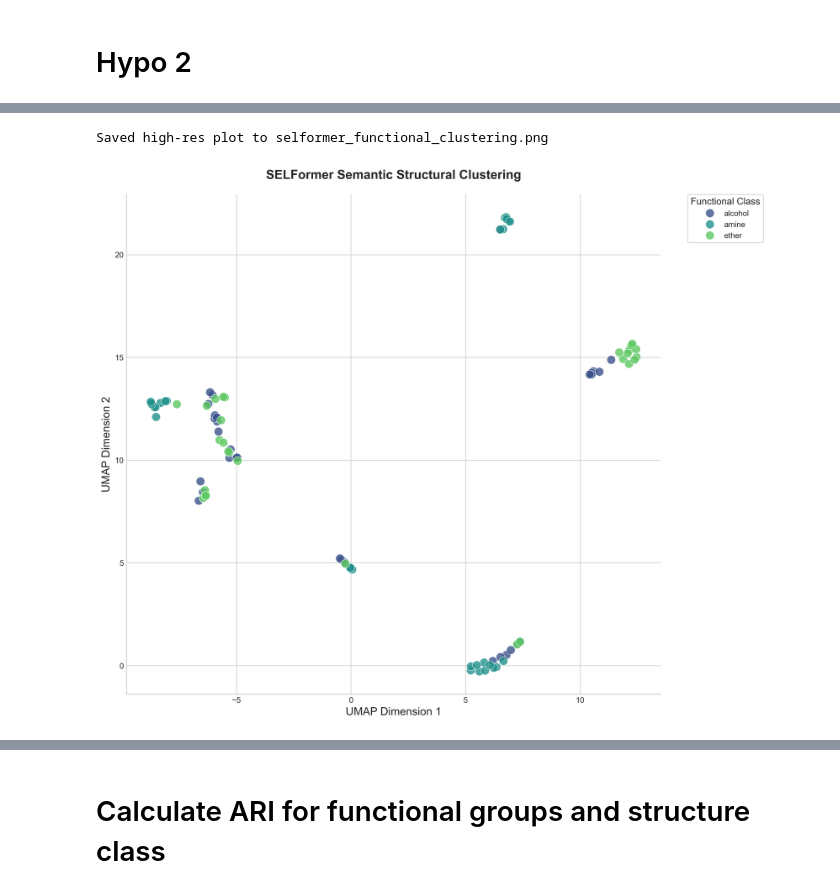
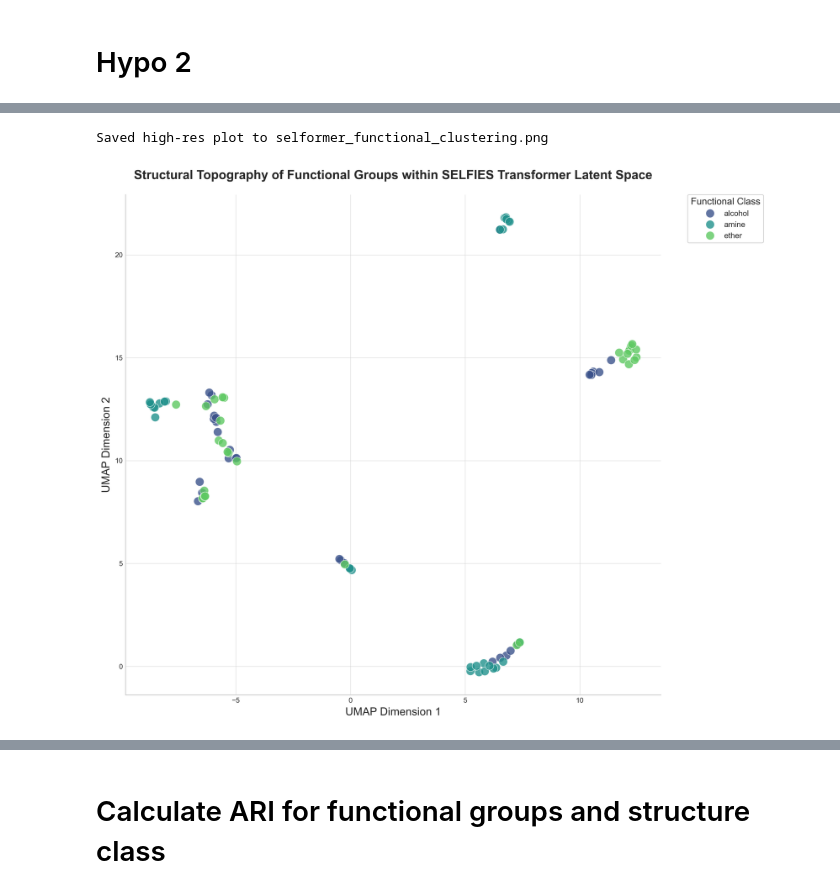
Before and after one commit to karlfindhansen/Non-Euclidean-Distances-in-Molecular-Representation, a Jupyter notebook: notebooks/QM9/experiments/descriptors/selformer/transformer_hypo.ipynb, the cells around one changed output, grey strips where cells are left out. Cells and saved outputs as stored; diff of their text form; code cells hidden in the pictures.

```diff
--- a/notebooks/QM9/experiments/descriptors/selformer/transformer_hypo.ipynb
+++ b/notebooks/QM9/experiments/descriptors/selformer/transformer_hypo.ipynb
@@ -686,35 +707,35 @@ sns.scatterplot(
     y=X_umap[:, 1],
     hue=labels,
     palette=palette,
     s=120,
     alpha=0.8,
     edgecolor='w',
     linewidth=0.6,
     ax=ax
 )
 
-ax.set_title("SELFormer Semantic Structural Clustering", fontsize=16, fontweight='bold', pad=20)
+ax.set_title("Structural Topography of Functional Groups within SELFIES Transformer Latent Space", fontsize=16, fontweight='bold', pad=20)
 ax.set_xlabel("UMAP Dimension 1", fontsize=14, fontweight='medium')
 ax.set_ylabel("UMAP Dimension 2", fontsize=14, fontweight='medium')
 
 ax.legend(
     title="Functional Class",
     bbox_to_anchor=(1.05, 1),
     loc='upper left',
     borderaxespad=0.,
     frameon=True,
     title_fontsize=12,
     fontsize=10
 )
 
 sns.despine(fig)
 plt.tight_layout()
 
 print("Saved high-res plot to selformer_functional_clustering.png")
 plt.show()
 # %% [output]
 Saved high-res plot to selformer_functional_clustering.png
-[figure, old version]
+[figure, new version]
 # %%
 unique_groups = sorted(list(set(labels)))
 label_to_idx = {group: i for i, group in enumerate(unique_groups)}
```
Also changed, not shown: parts of 14 cells of this notebook, 4 other files.
